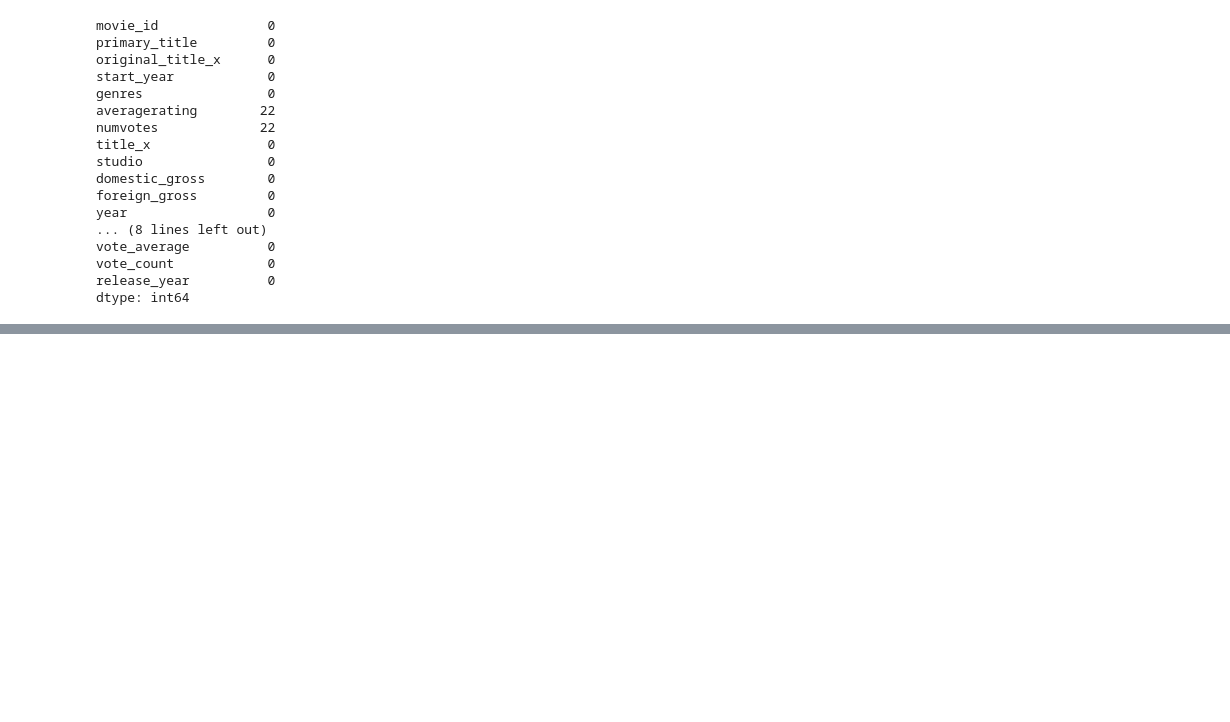
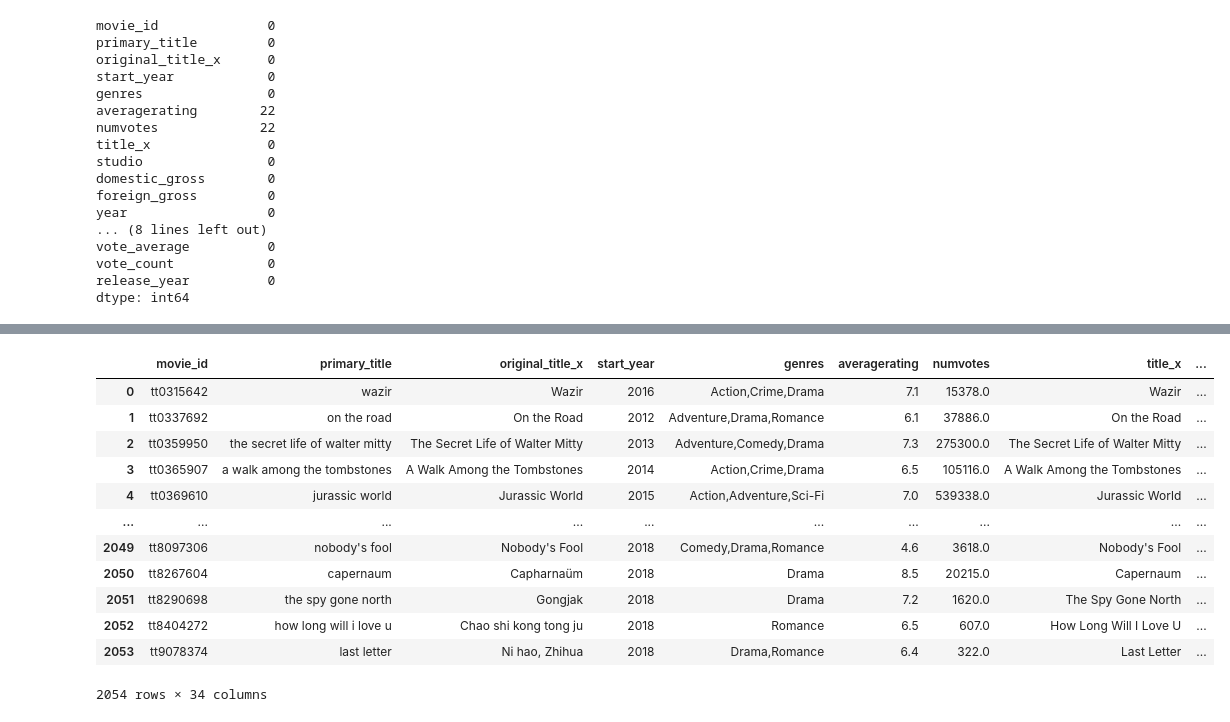
Before and after one commit to fredrickochieng-cell/Group4_Phase2_Project, a Jupyter notebook: Notebooks/hellen.ipynb, the cells around one changed output, grey strips where cells are left out. Cells and saved outputs as stored; diff of their text form; code cells hidden in the pictures; blank space fills up the shorter version.

Commit message:
merging and cleaning of merged data set

```diff
--- a/Notebooks/hellen.ipynb
+++ b/Notebooks/hellen.ipynb
@@ -455,0 +493,10 @@ dtype: int64
+# %%
+merged_final['start_year'] = merged_final['start_year'].astype(str)
+df_tm_cleaned['release_date'] = df_tm_cleaned['release_date'].astype(str)
+df_tm_cleaned['id'] = df_tm_cleaned['id'].astype(str)
+df_tm_cleaned['release_date'] = df_tm_cleaned['release_date'].astype(str)
+# %%
+merged_final['movie_id'] = merged_final['movie_id'].str.strip()
+merged_final['start_year'] = merged_final['start_year'].str.strip()
+df_tm_cleaned['id'] = df_tm_cleaned['id'].str.strip()
+df_tm_cleaned['release_date'] = df_tm_cleaned['release_date'].str.strip()
@@ -455,0 +534,28 @@ dtype: int64
+# %%
+merged_final['primary_title'] = merged_final['primary_title'].str.lower().str.strip()
+df_tm_cleaned['title'] = df_tm_cleaned['title'].str.lower().str.strip()
+# %%
+df_tm_cleaned['release_year'] = pd.to_datetime(df_tm_cleaned['release_date'], errors='coerce').dt.year.astype(str)
+merged_final['start_year'] = merged_final['start_year'].astype(str)
+# %%
+merged_final_table = merged_final.merge(
+    df_tm_cleaned,
+    left_on=['primary_title', 'start_year'],
+    right_on=['title', 'release_year'],
+    how='inner'
+)
+merged_final_table
+# %% [output]
+|  | movie_id | primary_title | original_title_x | start_year | genres | averagerating | numvotes | title_x | ... |
+| 0 | tt0315642 | wazir | Wazir | 2016 | Action,Crime,Drama | 7.1 | 15378.0 | Wazir | ... |
+| 1 | tt0337692 | on the road | On the Road | 2012 | Adventure,Drama,Romance | 6.1 | 37886.0 | On the Road | ... |
+| 2 | tt0359950 | the secret life of walter mitty | The Secret Life of Walter Mitty | 2013 | Adventure,Comedy,Drama | 7.3 | 275300.0 | The Secret Life of Walter Mitty | ... |
+| 3 | tt0365907 | a walk among the tombstones | A Walk Among the Tombstones | 2014 | Action,Crime,Drama | 6.5 | 105116.0 | A Walk Among the Tombstones | ... |
+| 4 | tt0369610 | jurassic world | Jurassic World | 2015 | Action,Adventure,Sci-Fi | 7.0 | 539338.0 | Jurassic World | ... |
+| ... | ... | ... | ... | ... | ... | ... | ... | ... | ... |
+| 2049 | tt8097306 | nobody's fool | Nobody's Fool | 2018 | Comedy,Drama,Romance | 4.6 | 3618.0 | Nobody's Fool | ... |
+| 2050 | tt8267604 | capernaum | Capharnaüm | 2018 | Drama | 8.5 | 20215.0 | Capernaum | ... |
+| 2051 | tt8290698 | the spy gone north | Gongjak | 2018 | Drama | 7.2 | 1620.0 | The Spy Gone North | ... |
+| 2052 | tt8404272 | how long will i love u | Chao shi kong tong ju | 2018 | Romance | 6.5 | 607.0 | How Long Will I Love U | ... |
+| 2053 | tt9078374 | last letter | Ni hao, Zhihua | 2018 | Drama,Romance | 6.4 | 322.0 | Last Letter | ... |
+2054 rows × 34 columns
```
Also changed, not shown: parts of 21 cells of this notebook.
